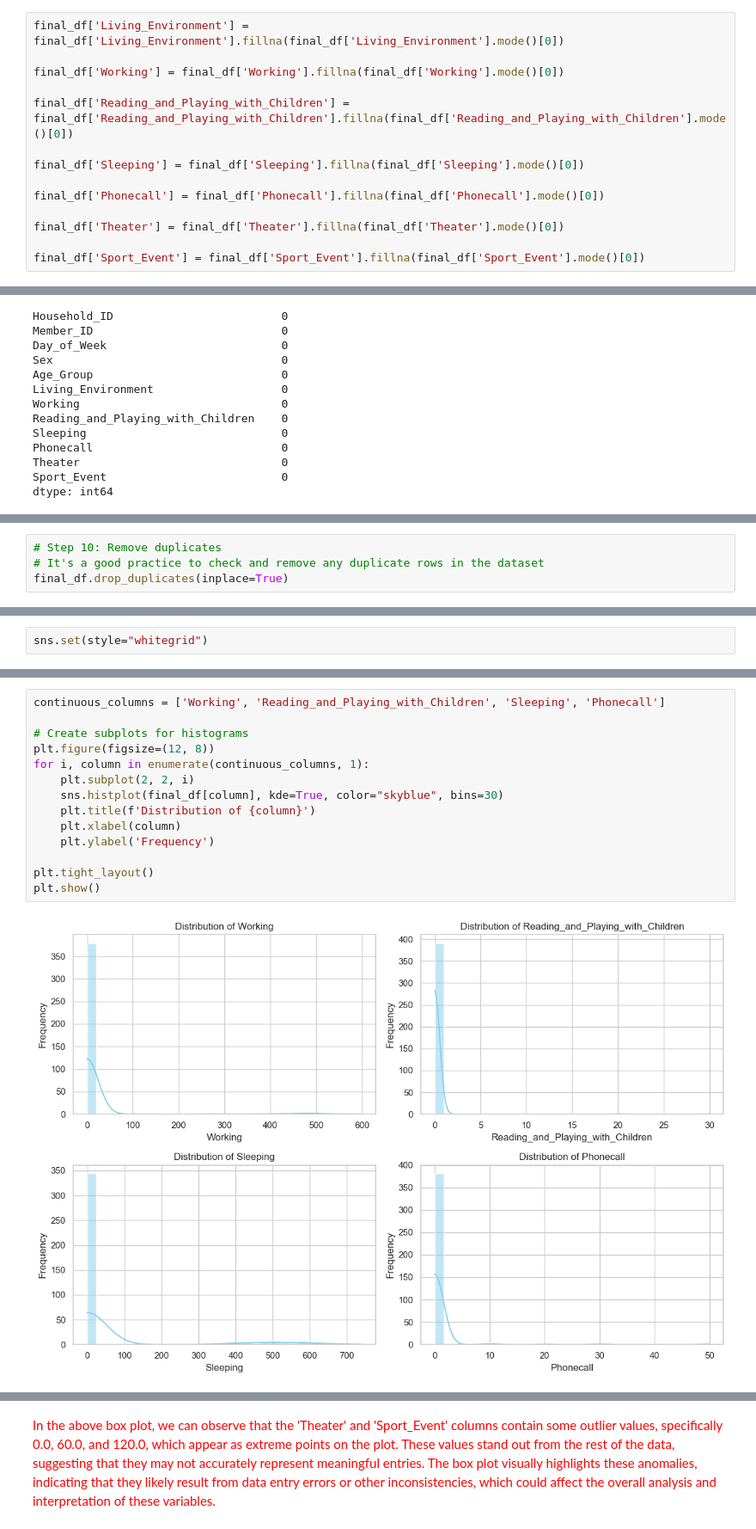
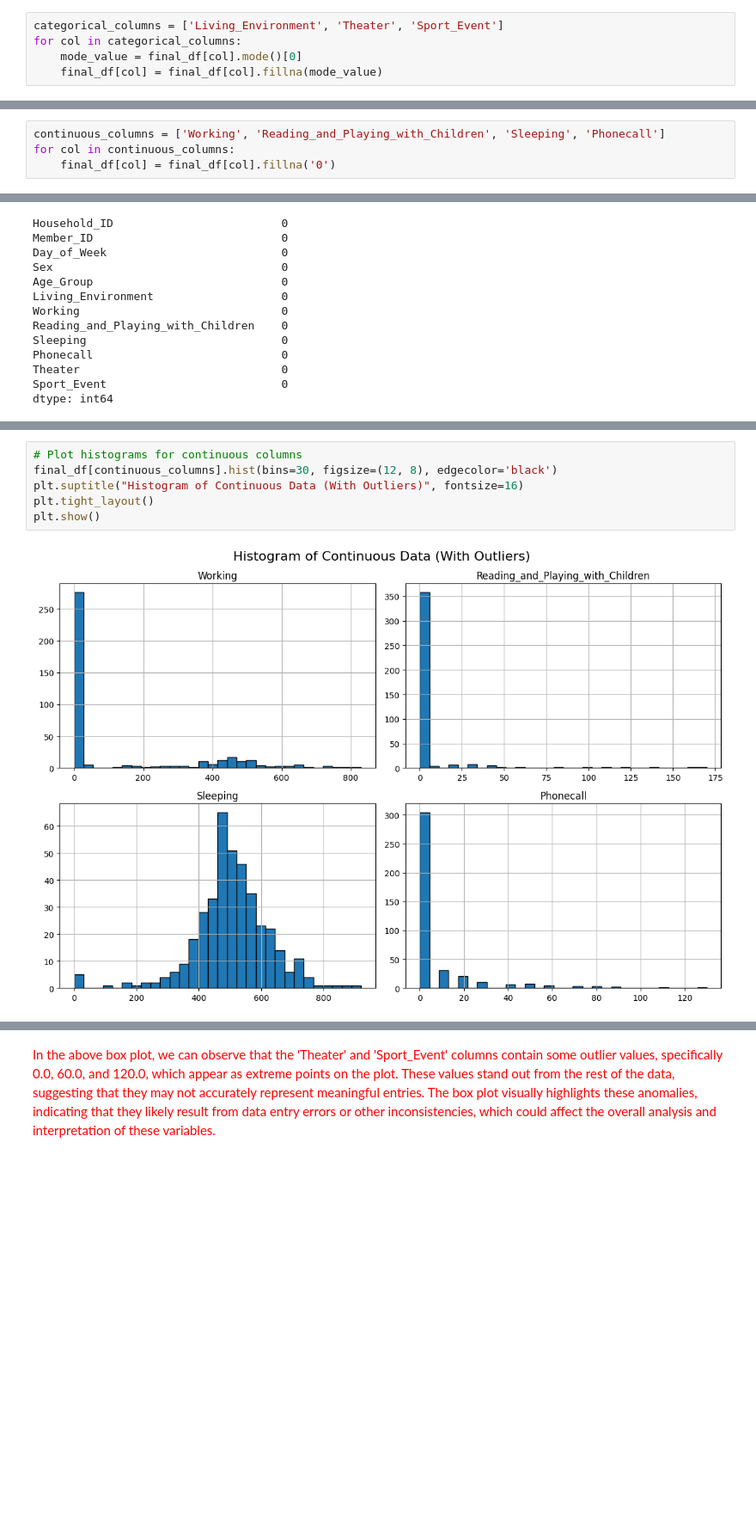
Before and after one commit to junaidraz1/Statistical-Data-Analysis-of-Human-Activities, a Jupyter notebook: Final_Project.ipynb, the cells around one changed output, grey strips where cells are left out. Shown at 86% size. Saved outputs shown, nothing was run; the diff lists cells and outputs as text; blank space fills up the shorter version.

```diff
--- a/Final_Project.ipynb
+++ b/Final_Project.ipynb
@@ -171,16 +172,7 @@ dtype: int64
 # %% [markdown]
 ### Step 8: Imputing categorical columns with the mode (most frequent value)
 # %%
-final_df['Living_Environment'] = final_df['Living_Environment'].fillna(final_df['Living_Environment'].mode()[0])
-
-final_df['Working'] = final_df['Working'].fillna(final_df['Working'].mode()[0])
-
-final_df['Reading_and_Playing_with_Children'] = final_df['Reading_and_Playing_with_Children'].fillna(final_df['Reading_and_Playing_with_Children'].mode()[0])
-
-final_df['Sleeping'] = final_df['Sleeping'].fillna(final_df['Sleeping'].mode()[0])
-
-final_df['Phonecall'] = final_df['Phonecall'].fillna(final_df['Phonecall'].mode()[0])
-
-final_df['Theater'] = final_df['Theater'].fillna(final_df['Theater'].mode()[0])
-
-final_df['Sport_Event'] = final_df['Sport_Event'].fillna(final_df['Sport_Event'].mode()[0])
+categorical_columns = ['Living_Environment', 'Theater', 'Sport_Event']
+for col in categorical_columns:
+    mode_value = final_df[col].mode()[0]
+    final_df[col] = final_df[col].fillna(mode_value)
@@ -187 +185,5 @@ final_df['Sport_Event'] = final_df['Sport_Event'].fillna(final_df['Sport_Event']
+# %%
+continuous_columns = ['Working', 'Reading_and_Playing_with_Children', 'Sleeping', 'Phonecall']
+for col in continuous_columns:
+    final_df[col] = final_df[col].fillna('0')
 # %% [markdown]
@@ -267,5 +249 @@ final_df
 393 rows × 12 columns
-# %%
-# Step 10: Remove duplicates
-# It's a good practice to check and remove any duplicate rows in the dataset
-final_df.drop_duplicates(inplace=True)
@@ -296,2 +249,0 @@ max                            30.000000  740.000000   50.000000
-# %%
-sns.set(style="whitegrid")
@@ -300,17 +258,9 @@ sns.set(style="whitegrid")
 # %%
-continuous_columns = ['Working', 'Reading_and_Playing_with_Children', 'Sleeping', 'Phonecall']
-
-# Create subplots for histograms
-plt.figure(figsize=(12, 8))
-for i, column in enumerate(continuous_columns, 1):
-    plt.subplot(2, 2, i)
-    sns.histplot(final_df[column], kde=True, color="skyblue", bins=30)
-    plt.title(f'Distribution of {column}')
-    plt.xlabel(column)
-    plt.ylabel('Frequency')
-
+# Plot histograms for continuous columns
+final_df[continuous_columns].hist(bins=30, figsize=(12, 8), edgecolor='black')
+plt.suptitle("Histogram of Continuous Data (With Outliers)", fontsize=16)
 plt.tight_layout()
 plt.show()
 # %% [output]
-[figure, old version]
+[figure, new version]
 # %% [markdown]
```
Also changed, not shown: parts of 52 cells of this notebook.
